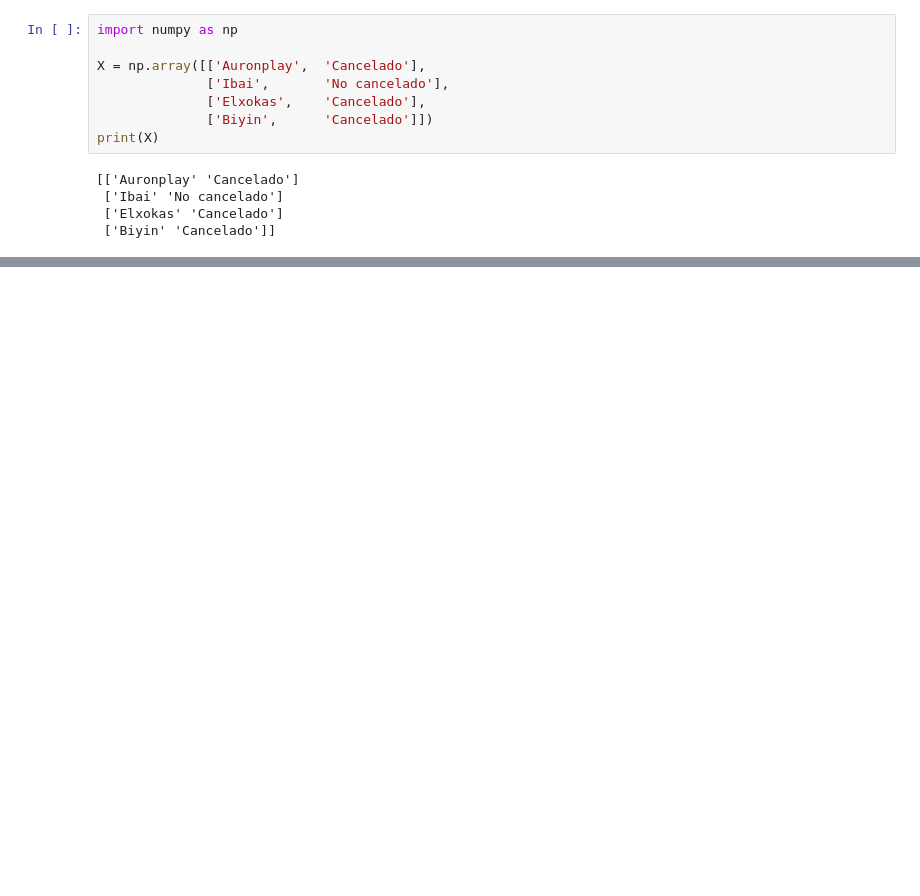
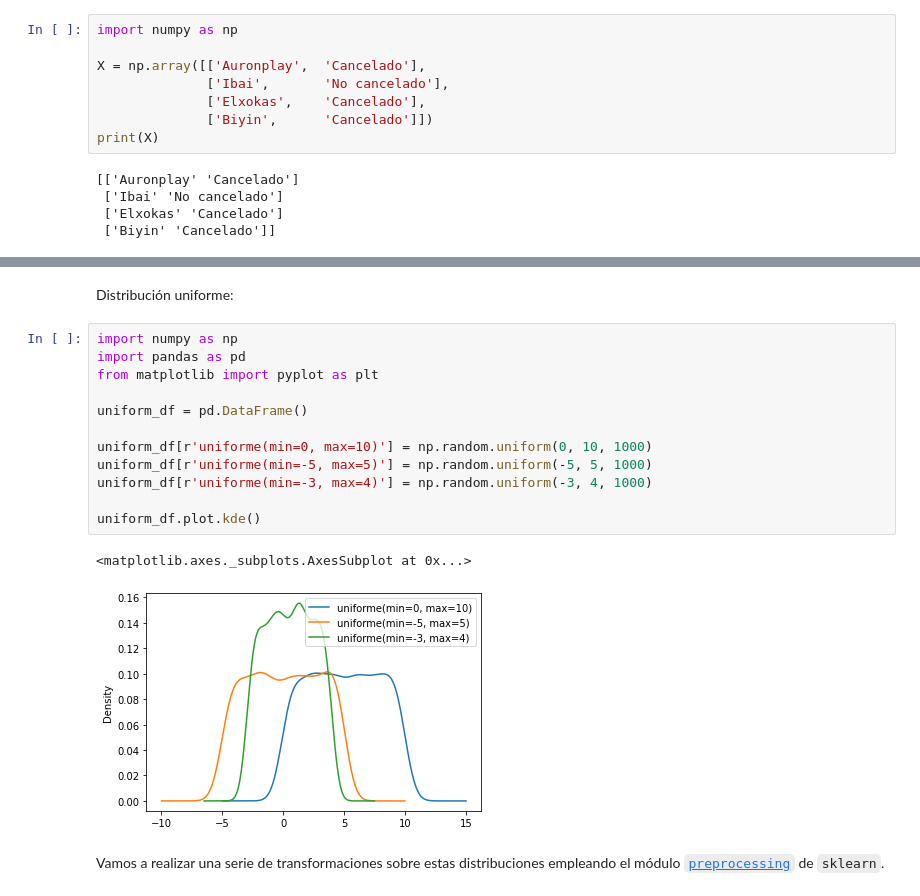
Before and after one commit to w-dan/academy_2023, a Jupyter notebook: Preprocesamiento.ipynb, the cells around one changed output, grey strips where cells are left out. Saved outputs shown, nothing was run; the diff lists cells and outputs as text; blank space fills up the shorter version.

```diff
--- a/Preprocesamiento.ipynb
+++ b/Preprocesamiento.ipynb
@@ -58,0 +106,19 @@ print(X)
+# %% [markdown]
+Distribución uniforme:
+# %%
+import numpy as np
+import pandas as pd
+from matplotlib import pyplot as plt
+
+uniform_df = pd.DataFrame()
+
+uniform_df[r'uniforme(min=0, max=10)'] = np.random.uniform(0, 10, 1000)
+uniform_df[r'uniforme(min=-5, max=5)'] = np.random.uniform(-5, 5, 1000)
+uniform_df[r'uniforme(min=-3, max=4)'] = np.random.uniform(-3, 4, 1000)
+
+uniform_df.plot.kde()
+# %% [output]
+<matplotlib.axes._subplots.AxesSubplot at 0x...>
+[figure, added]
+# %% [markdown]
+Vamos a realizar una serie de transformaciones sobre estas distribuciones empleando el módulo [`preprocessing`](https://scikit-learn.org/stable/modules/classes.html#module-sklearn.preprocessing) de `sklearn`.
```
Also changed, not shown: parts of 24 cells of this notebook.
